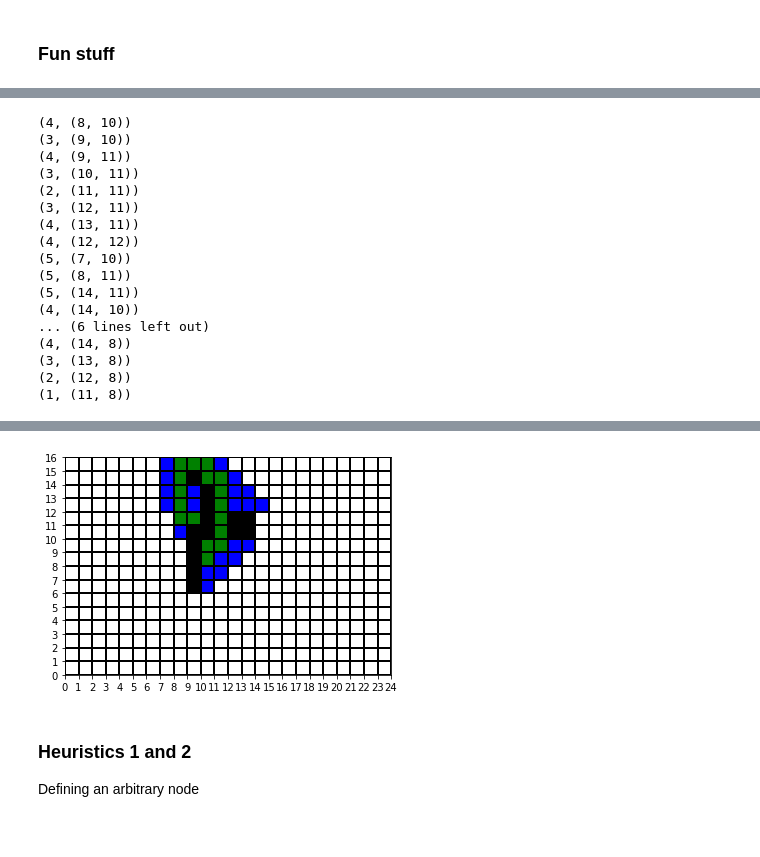
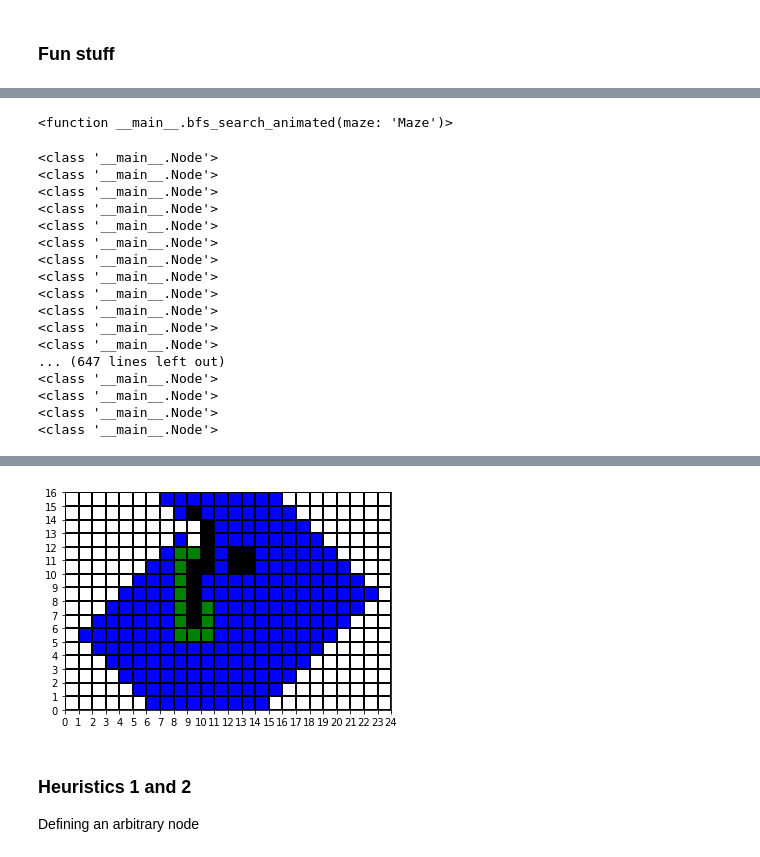
Before and after one commit to AntheaJFW/it5005-assignment-1-grp-39, a Jupyter notebook: Assignment 1 Q1-1.ipynb, the cells around one changed output, grey strips where cells are left out. Saved outputs shown, nothing was run; the diff lists cells and outputs as text; code cells hidden in the pictures.

```diff
--- a/Assignment 1 Q1-1.ipynb
+++ b/Assignment 1 Q1-1.ipynb
@@ -548,7 +493,7 @@ def plot_state(draw_maze,
         'expand': 30,
         'path': 40,
         'barrier': 50,
-        'replace': 10
+        'replace': 60
     }
     draw_maze[-(coord[0]+1)][coord[1]] = mapping[marker_type]
     return draw_maze
@@ -570,7 +515,7 @@ def init_maze(maze):
 def bfs_search_animated(maze: Maze):
     initial_node = maze.initial
     frontier = deque([initial_node])
-    visited = set()
+    visited = set([initial_node.state])
 
     expanded = []
     while frontier:
@@ -579,10 +524,11 @@ def bfs_search_animated(maze: Maze):
         for child in frontier_node.expand(actions):
             # for animation
             expanded.append((child.state, 'expand'))
-            if child == maze.goal:
+
+            if maze.is_goal(child):
                 return child, expanded
-            if child not in visited:
-                visited.add(child)
+            if child.state not in visited:
+                visited.add(child.state)
                 frontier.append(child)
-    return visited
+    raise Exception("Solution not found")
 # %%
@@ -667,9 +613,9 @@ def animate_algo(maze,
 
     fig, ax = plt.subplots()
     cmap = colors.ListedColormap(
-            ['white','green','red','blue', 'green', 'brown','black']
+            ['white','green','red','blue', 'green', 'black', 'grey']
     )
-    bounds = [0,10,20,30,40,50,60]
+    bounds = [0,10,20,30,40,50,60,70]
     norm = colors.BoundaryNorm(bounds, cmap.N)
     data = ax.imshow(maze_map, cmap=cmap, norm=norm)
     ax.grid(which='major', axis='both', linestyle='-', color='k', linewidth=2)
@@ -702,7 +648,7 @@ def save_and_view_visualisation(
         algo: Literal['Breadth first search',
                       'Greedy best first search']
     ) -> Video:
-#     if algo not in ALGO_MAP:
-#         raise Exception('Please provide a corresponding algo name')
+    if algo not in ALGO_MAP:
+        raise Exception('Please provide a corresponding algo name')
     expanded = get_expanded_from_algo(maze, ALGO_MAP[algo])
     return Video(animate_algo(maze, expanded, f'{algo}.mp4'))
@@ -731,32 +748,39 @@ f value: 336 Coord:(11, 9)
+# %%
+bfs_search_animated
+# %% [output]
+<function __main__.bfs_search_animated(maze: 'Maze')>
 # %%
 from functools import partial
 
 ALGO_MAP = {
     'Breadth first search': bfs_search_animated,
-    'Greedy best first search h': partial(greedy_best_first_search_animated, h='h'),
-    'Greedy best first search h2': partial(greedy_best_first_search_animated, h='h2')
+    'Greedy best first search h': partial(informed_search, f=lambda node: maze.h(node)),
+    'Greedy best first search h2': partial(informed_search, f=lambda node: maze.h2(node)),
+    'UCS': partial(informed_search, f=lambda node: node.path_cost + 0),
+    'A* h': partial(informed_search, f=lambda node: node.path_cost + maze.h(node)),
+    'A* h2': partial(informed_search, f=lambda node: node.path_cost + maze.h2(node))
 }
-save_and_view_visualisation('Greedy best first search h')
+save_and_view_visualisation('Breadth first search')
 # %% [output]
-(4, (8, 10))
-(3, (9, 10))
-(4, (9, 11))
-(3, (10, 11))
-(2, (11, 11))
-(3, (12, 11))
-(4, (13, 11))
-(4, (12, 12))
-(5, (7, 10))
-(5, (8, 11))
-(5, (14, 11))
-(4, (14, 10))
-... (6 lines left out)
-(4, (14, 8))
-(3, (13, 8))
-(2, (12, 8))
-(1, (11, 8))
+<class '__main__.Node'>
+<class '__main__.Node'>
+<class '__main__.Node'>
+<class '__main__.Node'>
+<class '__main__.Node'>
+<class '__main__.Node'>
+<class '__main__.Node'>
+<class '__main__.Node'>
+<class '__main__.Node'>
+<class '__main__.Node'>
+<class '__main__.Node'>
+<class '__main__.Node'>
+... (647 lines left out)
+<class '__main__.Node'>
+<class '__main__.Node'>
+<class '__main__.Node'>
+<class '__main__.Node'>
 [interactive output not drawn]
-[figure, old version]
+[figure, new version]
 # %% [markdown]
 ### Heuristics 1 and 2
 Defining an arbitrary node
```
Also changed, not shown: parts of 8 cells of this notebook.
